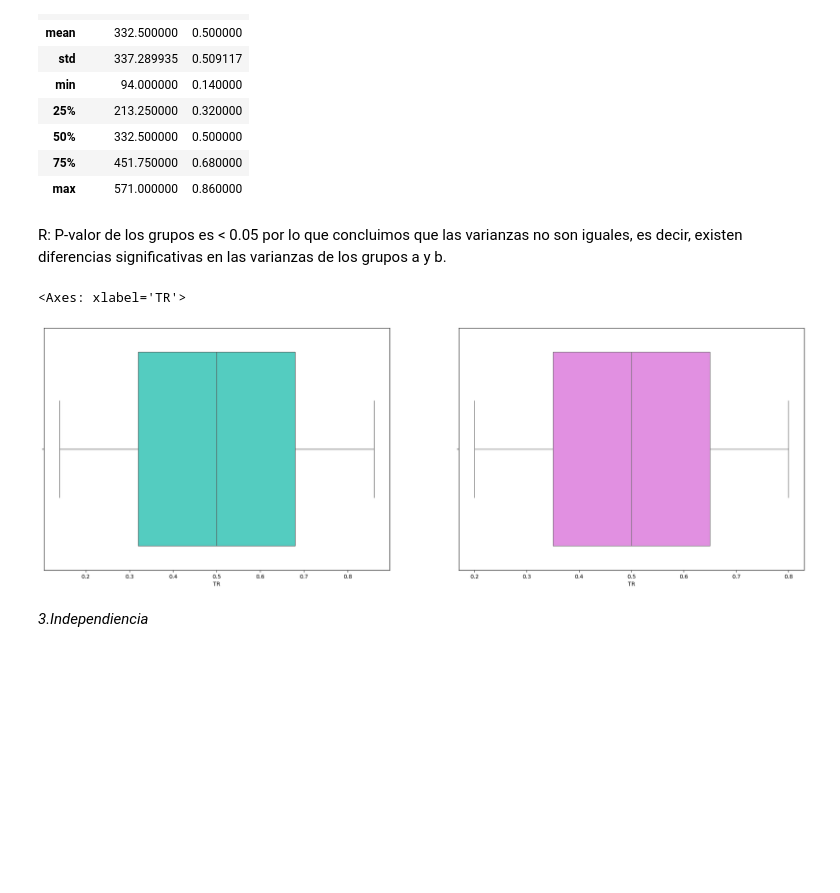
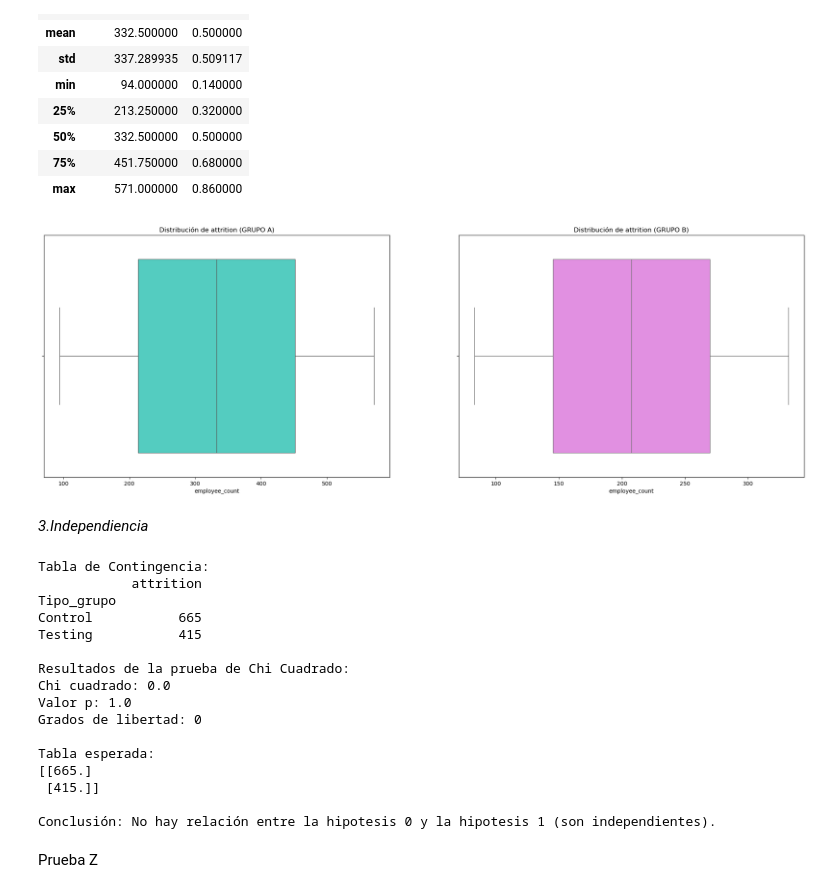
Before and after one commit to Paulamc1695/proyecto_da_promo_J_modulo_3, a Jupyter notebook: Fase_4_AB_testing.ipynb, the cells around one changed output. Drawn from its saved outputs; the diff is of its cells as text; code cells hidden in the pictures; blank space fills up the shorter version.

Commit message:
ab testing

```diff
--- a/Fase_4_AB_testing.ipynb
+++ b/Fase_4_AB_testing.ipynb
@@ -74,9 +75,15 @@ Por lo tanto, los pasos que deberás seguir en esta fase son:
 4. Analiza los resultados.
 
 5. Calcular la magnitud de esta relación utilizando estadísticas como la diferencia de medias por ejemplo.
+# %%
+# Para trabajar con estadística vamos a cambiar los valores de attrition
+dicc_att={"Yes":1, "No":0}
+
+df_HR["attrition"] = df_HR["attrition"].replace(dicc_att)
 # %%
 # Grupo A (Control): Empleados con un nivel de satisfacción en el trabajo igual o superior a 3 en una escala de 1 a 5.
 filtro_grupo_a= df_HR["job_satisfaction"]>= 3
 grupo_a = df_HR[filtro_grupo_a]
+grupo_a["Tipo_grupo"]= "Control"
 grupo_a.head()
 # %% [output]
@@ -90,5 +102,6 @@ grupo_a.head()
 # Grupo B (Variante): Empleados con un nivel de satisfacción en el trabajo inferior a 3 en la misma escala.
 filtro_grupo_b= df_HR["job_satisfaction"]< 3
 grupo_b = df_HR[filtro_grupo_b]
+grupo_b["Tipo_grupo"]= "Testing"
 grupo_b.head()
 # %% [output]
@@ -211,29 +220,29 @@ df_grupo_a.describe()
 | 50% | 332.500000 | 0.500000 |
 | 75% | 451.750000 | 0.680000 |
 | max | 571.000000 | 0.860000 |
-# %% [markdown]
-R: P-valor de los grupos es < 0.05 por lo que concluimos que las varianzas no son iguales, es decir, existen diferencias significativas en las varianzas de los grupos a y b.
 # %%
 # Crear el subplot
 fig, axes = plt.subplots(nrows=1, ncols=2, figsize=(25, 8))  # Aumenta el tamaño de la figura
 
 # Primer boxplot
-sns.boxplot(x="TR",
+sns.boxplot(x="employee_count",
             data=df_grupo_a,
             width=0.8,
             color="turquoise",
             ax=axes[0])
 
 # Segundo boxplot
-sns.boxplot(x="TR",
+sns.boxplot(x="employee_count",
             data=df_grupo_b,
             width=0.8,
             color="violet",
             ax=axes[1])
 
+axes[0].set_title('Distribución de attrition (GRUPO A)')
+axes[1].set_title('Distribución de attrition (GRUPO B)');
+
 # Ajustar límites de los ejes para ver los cuartiles mejo
 # %% [output]
-<Axes: xlabel='TR'>
-[figure, old version]
+[figure, new version]
 # %% [markdown]
 *3.Independiencia*
@@ -257,0 +249,43 @@ print(f"Prueba t para CTR entre Control y Test - p-valor: {p_ttest}")
+# %%
+# Crear una tabla de contingencia para 'Compraron' y 'No Compraron' agrupado por 'Grupo'
+tabla_contingencia = df_testing.groupby('Tipo_grupo')[['attrition']].count()
+
+# Mostrar la tabla de contingencia
+print("\nTabla de Contingencia:")
+print(tabla_contingencia)
+
+# Realizar la prueba de Chi Cuadrado
+chi2, p, dof, expected = chi2_contingency(tabla_contingencia) # la ponderación es global mas allá del análisis por columna.
+
+# Mostrar resultados
+print("\nResultados de la prueba de Chi Cuadrado:")
+print(f"Chi cuadrado: {chi2}")
+print(f"Valor p: {p}")
+print(f"Grados de libertad: {dof}")
+print("\nTabla esperada:")
+print(expected)
+
+# Conclusión
+if p > 0.05:
+    print("\nConclusión: No hay relación entre la hipotesis 0 y la hipotesis 1 (son independientes).")
+else:
+    print("\nConclusión:Hay relación entre la hipotesis 0 y la hipotesis 1 .")
+# %% [output]
+Tabla de Contingencia:
+            attrition
+Tipo_grupo
+Control           665
+Testing           415
+
+Resultados de la prueba de Chi Cuadrado:
+Chi cuadrado: 0.0
+Valor p: 1.0
+Grados de libertad: 0
+
+Tabla esperada:
+[[665.]
+ [415.]]
+
+Conclusión: No hay relación entre la hipotesis 0 y la hipotesis 1 (son independientes).
+# %% [markdown]
+Prueba Z
```
Also changed, not shown: parts of 17 cells of this notebook.
